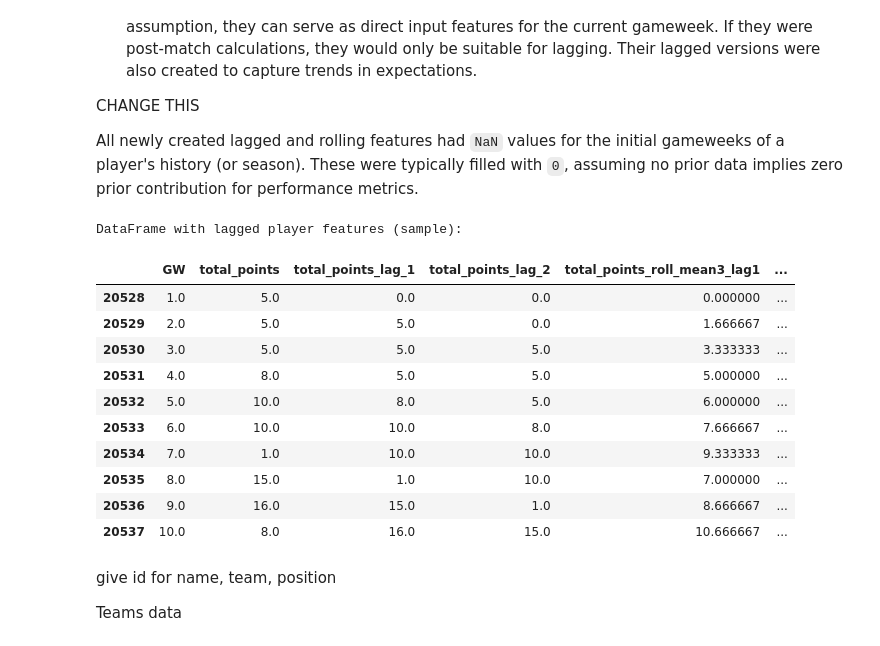
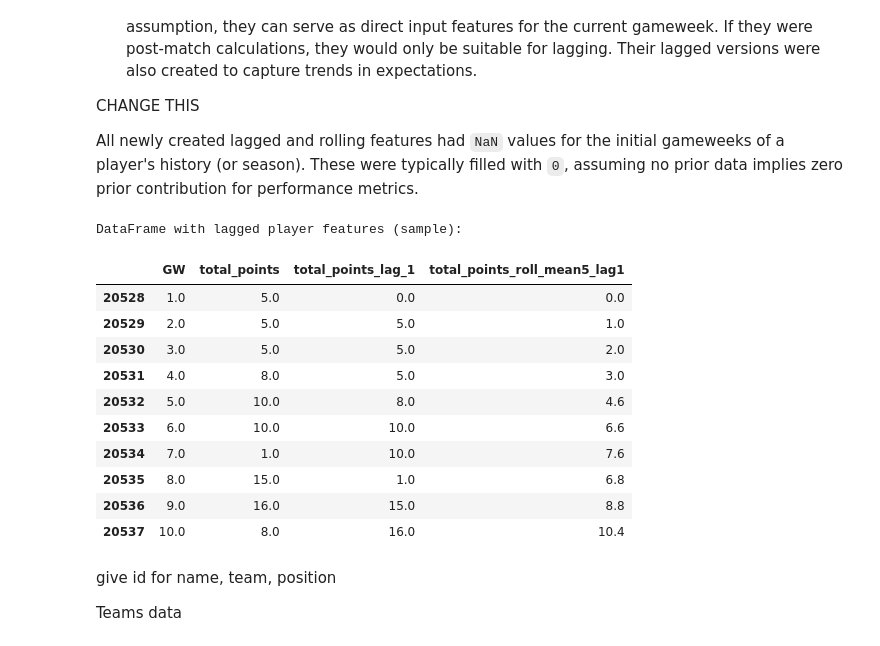
Before and after one commit to utkubah/FPL-Predictor, a Jupyter notebook: notebooks/eda.ipynb, the cells around one changed output. Saved outputs shown, nothing was run; the diff lists cells and outputs as text; code cells hidden in the pictures.

```diff
--- a/notebooks/eda.ipynb
+++ b/notebooks/eda.ipynb
@@ -224,46 +226,46 @@ def create_lagged_features(data, group_cols, target_col, lags, window_size=None)
 # %%
 lagged_features = ["assists", "bonus", "bps", "clean_sheets", "creativity", "goals_conceded",
                            "goals_scored", "ict_index", "influence", "minutes", "own_goals", "penalties_missed",
                            "penalties_saved", "red_cards", "saves", "starts", "threat", "yellow_cards", "total_points",
                            "xP", "expected_assists", "expected_goal_involvements", "expected_goals", "expected_goals_conceded",
                            "value", "selected", "transfers_balance", "transfers_in", "transfers_out"]
 
 # we lag also total points as previous games total point can be important information.
 
 group_by_cols = ['name']
 
 df_fe = df.copy()
 
 
 for col in lagged_features:
     if col in df_fe.columns:
-        df_fe = create_lagged_features(df_fe, group_cols=group_by_cols, target_col=col, lags=[1, 2])
+        df_fe = create_lagged_features(df_fe, group_cols=group_by_cols, target_col=col, lags=[1])
 
-rolling_windows = [3, 5, 10] #change
+rolling_windows = [5] #change
 for col in lagged_features:
     if col in df_fe.columns:
         for window in rolling_windows:
             df_fe = create_lagged_features(df_fe, group_cols=group_by_cols, target_col=col, lags=[], window_size=window)
 
 
 
 print("\nDataFrame with lagged player features (sample):")
 
 # Show an example for one player
 df_fe[df_fe['name'] == "Mohamed Salah"][['GW', 'total_points'] + [col for col in df_fe.columns if 'total_points_lag' in col or 'total_points_roll' in col]].head(10)
 # %% [output]
 DataFrame with lagged player features (sample):
-|  | GW | total_points | total_points_lag_1 | total_points_lag_2 | total_points_roll_mean3_lag1 | ... |
-| 20528 | 1.0 | 5.0 | 0.0 | 0.0 | 0.000000 | ... |
-| 20529 | 2.0 | 5.0 | 5.0 | 0.0 | 1.666667 | ... |
-| 20530 | 3.0 | 5.0 | 5.0 | 5.0 | 3.333333 | ... |
-| 20531 | 4.0 | 8.0 | 5.0 | 5.0 | 5.000000 | ... |
-| 20532 | 5.0 | 10.0 | 8.0 | 5.0 | 6.000000 | ... |
-| 20533 | 6.0 | 10.0 | 10.0 | 8.0 | 7.666667 | ... |
-| 20534 | 7.0 | 1.0 | 10.0 | 10.0 | 9.333333 | ... |
-| 20535 | 8.0 | 15.0 | 1.0 | 10.0 | 7.000000 | ... |
-| 20536 | 9.0 | 16.0 | 15.0 | 1.0 | 8.666667 | ... |
-| 20537 | 10.0 | 8.0 | 16.0 | 15.0 | 10.666667 | ... |
+|  | GW | total_points | total_points_lag_1 | total_points_roll_mean5_lag1 |
+| 20528 | 1.0 | 5.0 | 0.0 | 0.0 |
+| 20529 | 2.0 | 5.0 | 5.0 | 1.0 |
+| 20530 | 3.0 | 5.0 | 5.0 | 2.0 |
+| 20531 | 4.0 | 8.0 | 5.0 | 3.0 |
+| 20532 | 5.0 | 10.0 | 8.0 | 4.6 |
+| 20533 | 6.0 | 10.0 | 10.0 | 6.6 |
+| 20534 | 7.0 | 1.0 | 10.0 | 7.6 |
+| 20535 | 8.0 | 15.0 | 1.0 | 6.8 |
+| 20536 | 9.0 | 16.0 | 15.0 | 8.8 |
+| 20537 | 10.0 | 8.0 | 16.0 | 10.4 |
 # %% [markdown]
 give id for name, team, position
 
```
Also changed, not shown: parts of 6 cells of this notebook, 4 other files.
